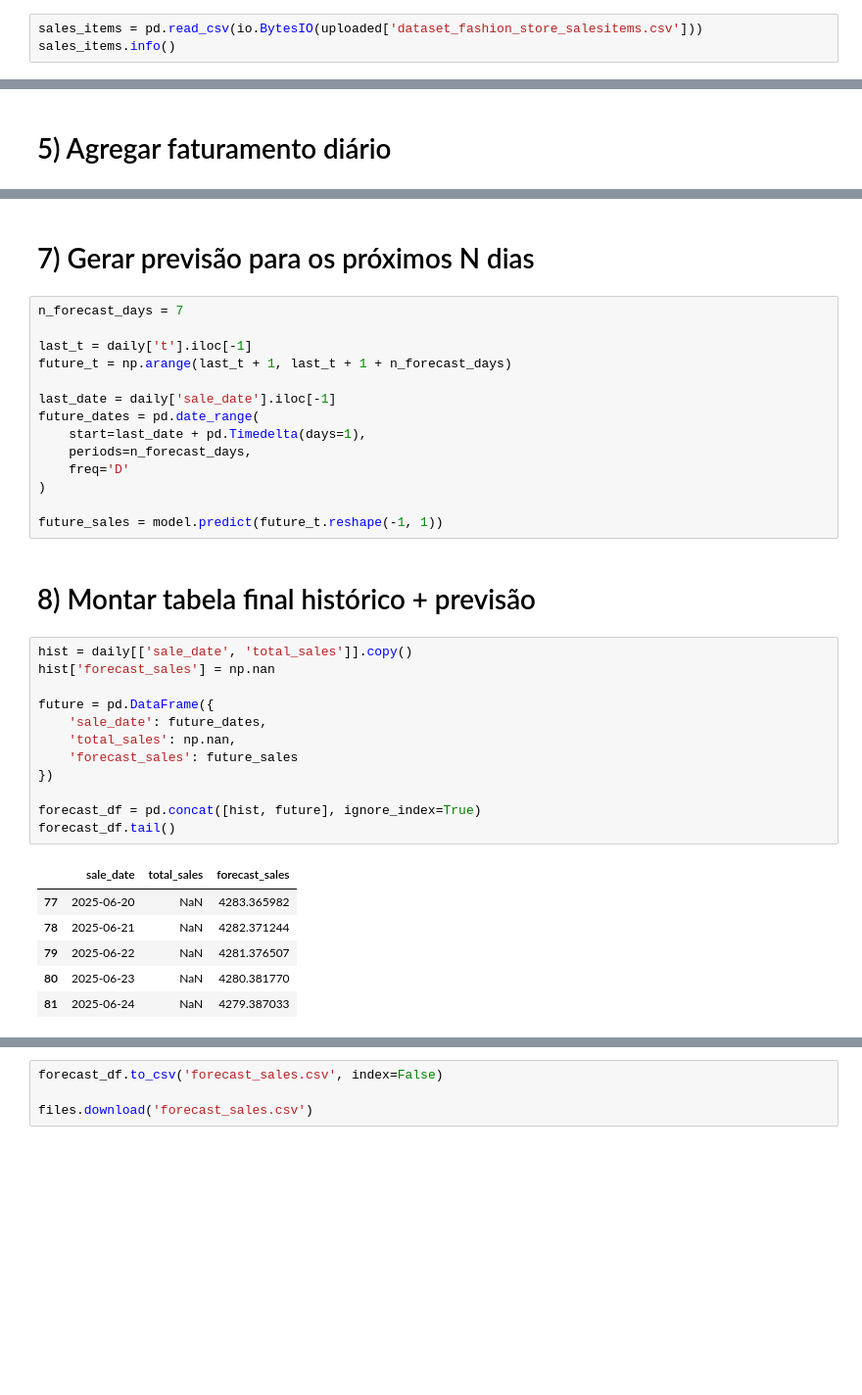
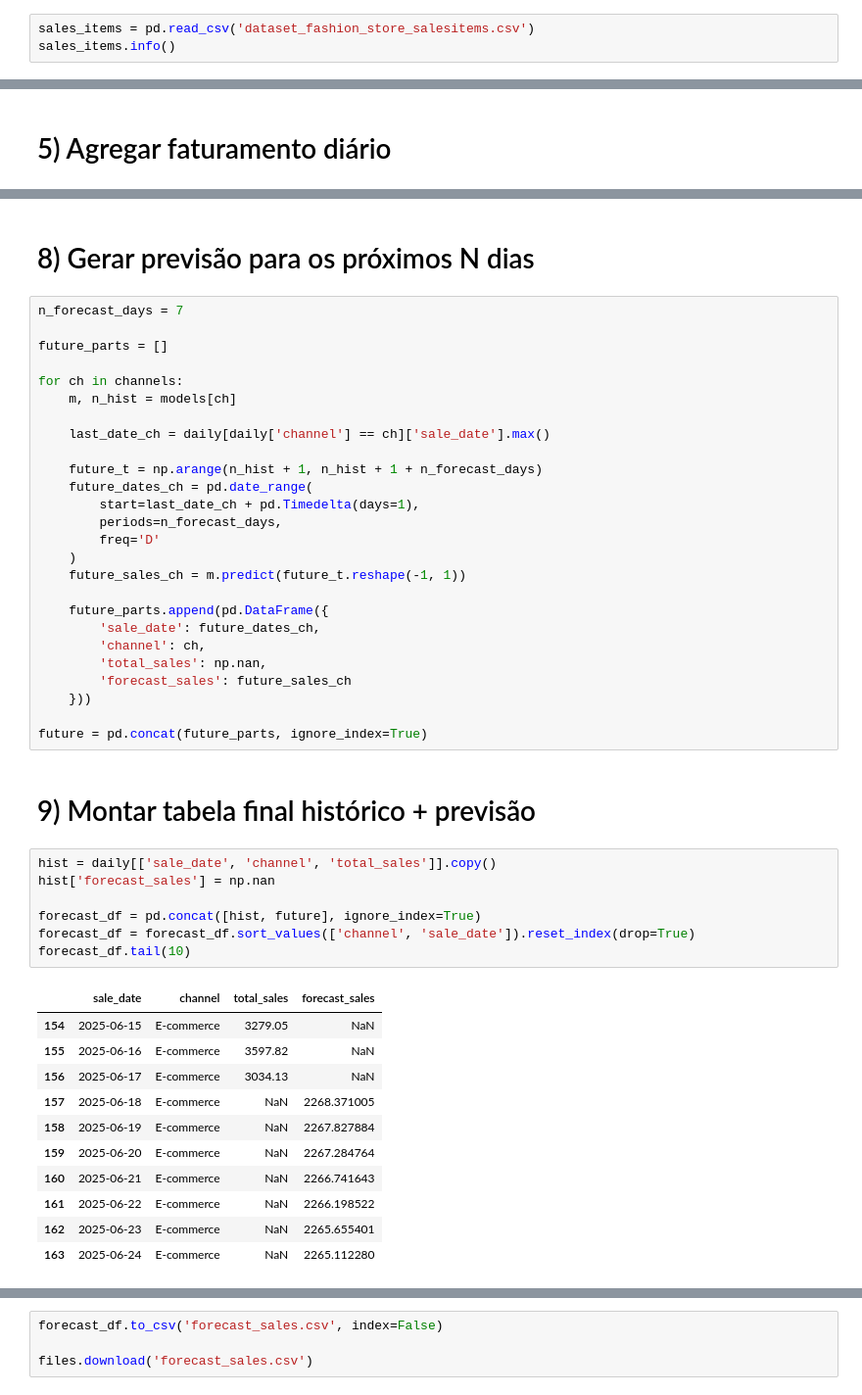
Before and after one commit to deividgoulart/bi-analytics-fashion-store, a Jupyter notebook: notebook/Forecast_sales.ipynb, the cells around one changed output, grey strips where cells are left out. Shown at 98% size. Cells and saved outputs as stored; diff of their text form; blank space fills up the shorter version.

```diff
--- a/notebook/Forecast_sales.ipynb
+++ b/notebook/Forecast_sales.ipynb
@@ -9,7 +9,7 @@ from sklearn.linear_model import LinearRegression
 # %% [markdown]
 # 2) Upload do CSV de sales_items
 # %%
-sales_items = pd.read_csv(io.BytesIO(uploaded['dataset_fashion_store_salesitems.csv']))
+sales_items = pd.read_csv('dataset_fashion_store_salesitems.csv')
 sales_items.info()
 # %% [output]
 <class 'pandas.core.frame.DataFrame'>
@@ -107,38 +125,50 @@ LinearRegression()
 # %% [markdown]
-# 7) Gerar previsão para os próximos N dias
+# 8) Gerar previsão para os próximos N dias
 # %%
 n_forecast_days = 7
 
-last_t = daily['t'].iloc[-1]
-future_t = np.arange(last_t + 1, last_t + 1 + n_forecast_days)
+future_parts = []
 
-last_date = daily['sale_date'].iloc[-1]
-future_dates = pd.date_range(
-    start=last_date + pd.Timedelta(days=1),
-    periods=n_forecast_days,
-    freq='D'
-)
+for ch in channels:
+    m, n_hist = models[ch]
 
-future_sales = model.predict(future_t.reshape(-1, 1))
+    last_date_ch = daily[daily['channel'] == ch]['sale_date'].max()
+
+    future_t = np.arange(n_hist + 1, n_hist + 1 + n_forecast_days)
+    future_dates_ch = pd.date_range(
+        start=last_date_ch + pd.Timedelta(days=1),
+        periods=n_forecast_days,
+        freq='D'
+    )
+    future_sales_ch = m.predict(future_t.reshape(-1, 1))
+
+    future_parts.append(pd.DataFrame({
+        'sale_date': future_dates_ch,
+        'channel': ch,
+        'total_sales': np.nan,
+        'forecast_sales': future_sales_ch
+    }))
+
+future = pd.concat(future_parts, ignore_index=True)
 # %% [markdown]
-# 8) Montar tabela final histórico + previsão
+# 9) Montar tabela final histórico + previsão
 # %%
-hist = daily[['sale_date', 'total_sales']].copy()
+hist = daily[['sale_date', 'channel', 'total_sales']].copy()
 hist['forecast_sales'] = np.nan
 
-future = pd.DataFrame({
-    'sale_date': future_dates,
-    'total_sales': np.nan,
-    'forecast_sales': future_sales
-})
-
 forecast_df = pd.concat([hist, future], ignore_index=True)
-forecast_df.tail()
+forecast_df = forecast_df.sort_values(['channel', 'sale_date']).reset_index(drop=True)
+forecast_df.tail(10)
 # %% [output]
-|  | sale_date | total_sales | forecast_sales |
-| 77 | 2025-06-20 | NaN | 4283.365982 |
-| 78 | 2025-06-21 | NaN | 4282.371244 |
-| 79 | 2025-06-22 | NaN | 4281.376507 |
-| 80 | 2025-06-23 | NaN | 4280.381770 |
-| 81 | 2025-06-24 | NaN | 4279.387033 |
+|  | sale_date | channel | total_sales | forecast_sales |
+| 154 | 2025-06-15 | E-commerce | 3279.05 | NaN |
+| 155 | 2025-06-16 | E-commerce | 3597.82 | NaN |
+| 156 | 2025-06-17 | E-commerce | 3034.13 | NaN |
+| 157 | 2025-06-18 | E-commerce | NaN | 2268.371005 |
+| 158 | 2025-06-19 | E-commerce | NaN | 2267.827884 |
+| 159 | 2025-06-20 | E-commerce | NaN | 2267.284764 |
+| 160 | 2025-06-21 | E-commerce | NaN | 2266.741643 |
+| 161 | 2025-06-22 | E-commerce | NaN | 2266.198522 |
+| 162 | 2025-06-23 | E-commerce | NaN | 2265.655401 |
+| 163 | 2025-06-24 | E-commerce | NaN | 2265.112280 |
 # %% [markdown]
```
Also changed, not shown: parts of 10 cells of this notebook.
